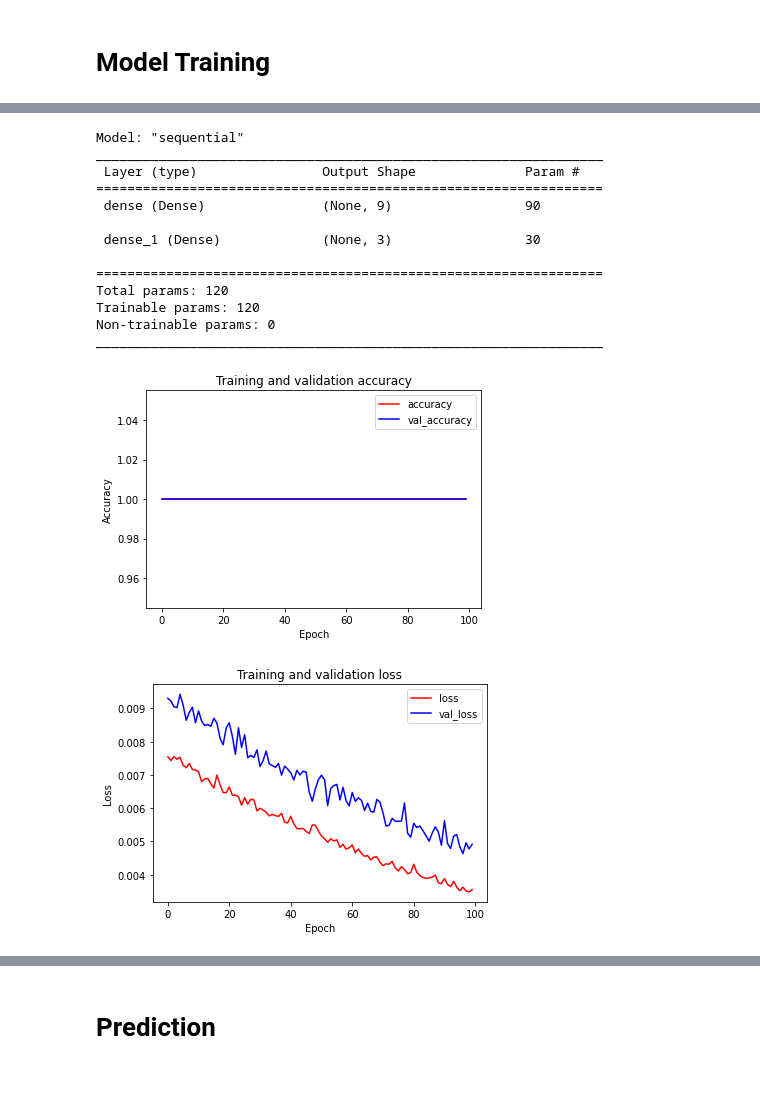
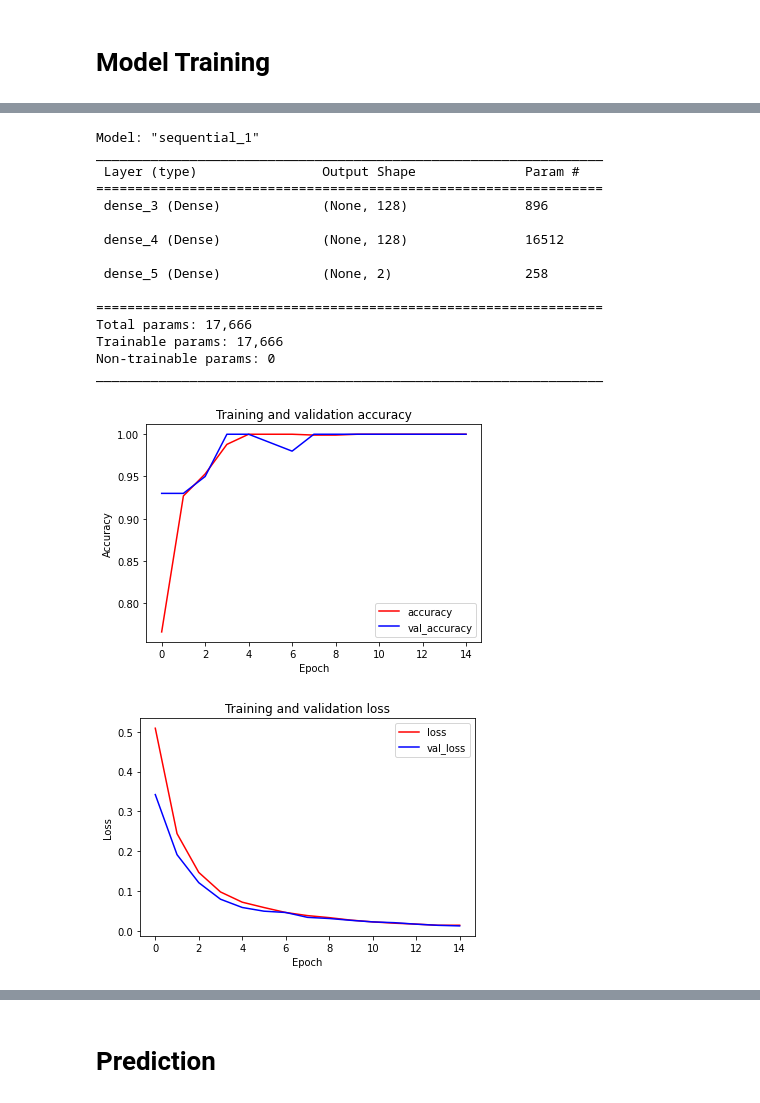
Before and after one commit to unknown137-dimas/CapstoneProject, a Jupyter notebook: ML/dataset_model.ipynb, the cells around one changed output, grey strips where cells are left out. Cells and saved outputs as stored; diff of their text form; code cells hidden in the pictures.

Commit message:
Model optimization

```diff
--- a/ML/dataset_model.ipynb
+++ b/ML/dataset_model.ipynb
@@ -21,7 +26,7 @@ np.set_printoptions(precision=3, suppress=True)
 # %%
 train_file = pd.read_csv(TRAIN_FILE_PATH)
 test_file = pd.read_csv(TEST_FILE_PATH)
-labels = ['finance', 'marketing', 'innovation']
+labels = ['finance', 'branding']
 # %%
 train_dataset = tf.data.Dataset.from_tensor_slices((train_file.drop('label', axis=1).values, train_file['label'].values)).shuffle(150)
 train_dataset = train_dataset.map(lambda x, y: (x, tf.where(tf.equal(labels, y))[0])).batch(50)
@@ -31,13 +36,14 @@ test_dataset = test_dataset.map(lambda x, y: (x, tf.where(tf.equal(labels, y))[0
 # %% [markdown]
 # Model Training
 # %%
-model = tf.keras.Sequential([keras.layers.Dense(units=9, activation='relu'),
-                             keras.layers.Dense(units=3, activation='softmax')
+model = tf.keras.Sequential([keras.layers.Dense(units=128, activation='relu'),
+                             keras.layers.Dense(units=128, activation='relu'),
+                             keras.layers.Dense(units=2, activation='softmax')
                             ])
 # %%
 # Compile the model
 model.compile(optimizer='adam', loss='sparse_categorical_crossentropy',metrics=['accuracy'])
 # %%
 # Train the model
-history = model.fit(train_dataset, epochs=500, validation_data=test_dataset)
+history = model.fit(train_dataset, epochs=15, validation_data=test_dataset)
 # %% [output]
@@ -61,17 +67,19 @@ Epoch 500/500
 # %%
 model.summary()
 # %% [output]
-Model: "sequential"
+Model: "sequential_1"
 _________________________________________________________________
  Layer (type)                Output Shape              Param #
 =================================================================
- dense (Dense)               (None, 9)                 90
+ dense_3 (Dense)             (None, 128)               896
 
- dense_1 (Dense)             (None, 3)                 30
+ dense_4 (Dense)             (None, 128)               16512
+
+ dense_5 (Dense)             (None, 2)                 258
 
 =================================================================
-Total params: 120
-Trainable params: 120
+Total params: 17,666
+Trainable params: 17,666
 Non-trainable params: 0
 _________________________________________________________________
 # %%
@@ -79,39 +87,39 @@ _________________________________________________________________
 # Retrieve a list of list results on training data
 # sets for the last 100 training epoch
 #-----------------------------------------------------------
 
-acc=history.history['accuracy'][-100:]
-loss=history.history['loss'][-100:]
-val_acc=history.history['val_accuracy'][-100:]
-val_loss=history.history['val_loss'][-100:]
+acc=history.history['accuracy']
+loss=history.history['loss']
+val_acc=history.history['val_accuracy']
+val_loss=history.history['val_loss']
 
 epochs=range(len(acc)) # Get number of epochs
 
 #------------------------------------------------
 # Plot training and validation accuracy per epoch
 #------------------------------------------------
 plt.plot(epochs, acc, 'r')
 plt.plot(epochs, val_acc, 'b')
 plt.title('Training and validation accuracy')
 plt.legend(['accuracy', 'val_accuracy'])
 plt.xlabel('Epoch')
 plt.ylabel('Accuracy')
 plt.show()
 print("")
 
 #------------------------------------------------
 # Plot training and validation loss per epoch
 #------------------------------------------------
 plt.plot(epochs, loss,'r')
 plt.plot(epochs, val_loss, 'b')
 plt.title('Training and validation loss')
 plt.legend(['loss', 'val_loss'])
 plt.xlabel('Epoch')
 plt.ylabel('Loss')
 plt.show()
 # %% [output]
-[figure, old version]
+[figure, new version]
-[figure, old version]
+[figure, new version]
 # %%
 test_loss, test_accuracy = model.evaluate(test_dataset)
 # %% [output]
```
Also changed, not shown: parts of 6 cells of this notebook.
